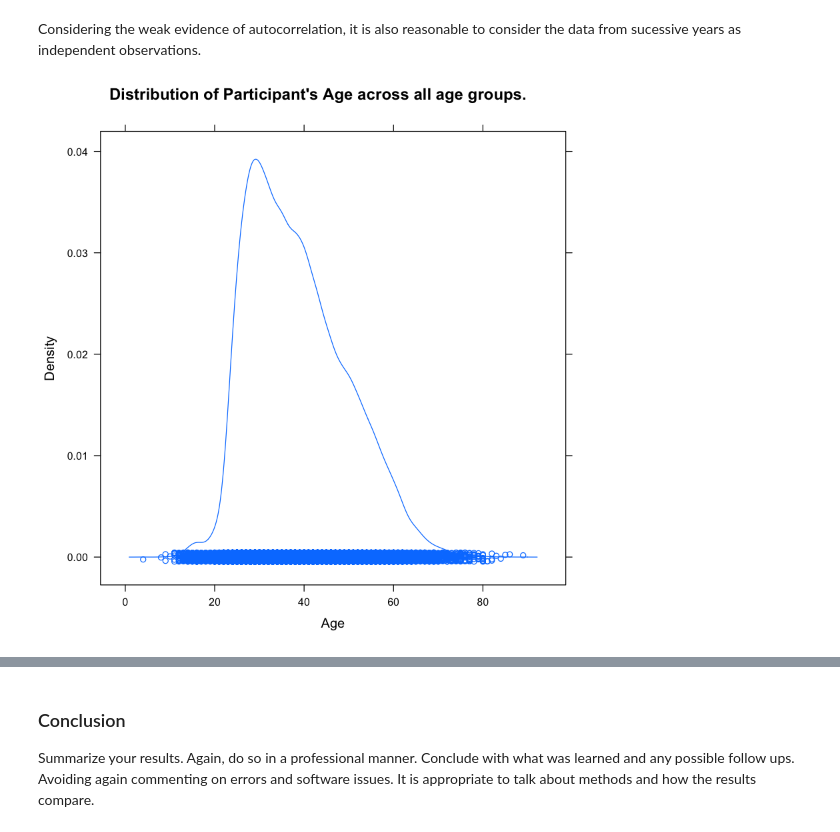
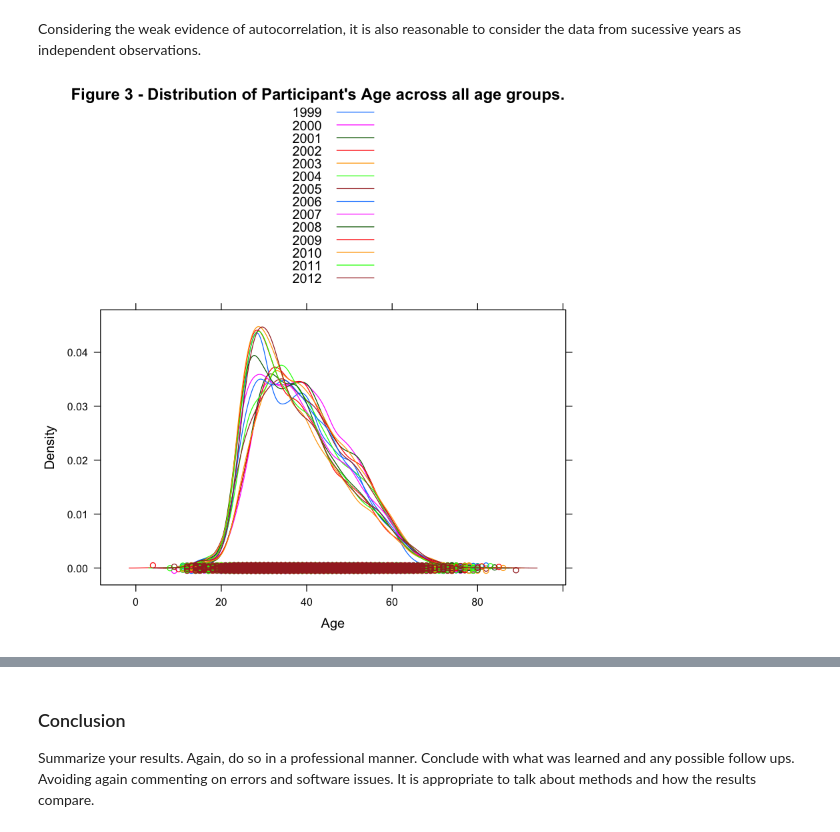
Before and after one commit to jduranengineer/QTW-Projects, a Jupyter notebook: Proj 2 Cherry Blossom/Byrne_Duran_Hwk_2.ipynb, the cells around one changed output, grey strips where cells are left out. Cells and saved outputs as stored; diff of their text form; code cells hidden in the pictures.

Commit message:
some more graphs to notebook

```diff
--- a/Proj 2 Cherry Blossom/Byrne_Duran_Hwk_2.ipynb
+++ b/Proj 2 Cherry Blossom/Byrne_Duran_Hwk_2.ipynb
@@ -103,6 +103,7 @@ With a p-value of .049 and a DW Statistic 0f 1.9, there is weak evidence of posi
 # %% [markdown]
 Considering the weak evidence of autocorrelation, it is also reasonable to consider the data from sucessive years as independent observations.
 # %%
-densityplot(~Age,data=mensResults, main = "Figure 2 - Distribution of Participant's Age across all age groups.")
+densityplot(~Age,data=mensResults,groups = Race,auto.key=TRUE,
+            main = "Figure 3 - Distribution of Participant's Age across all age groups.")
 # %% [output]
-[figure, old version]
+[figure, new version]
```
Also changed, not shown: parts of 15 cells of this notebook, 1 other file.
